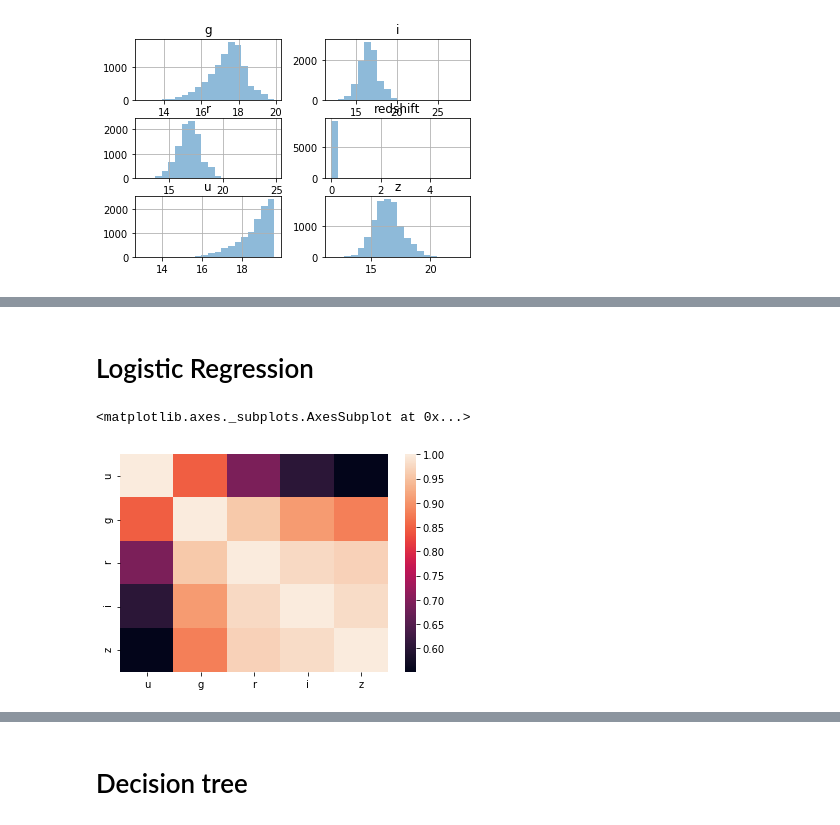
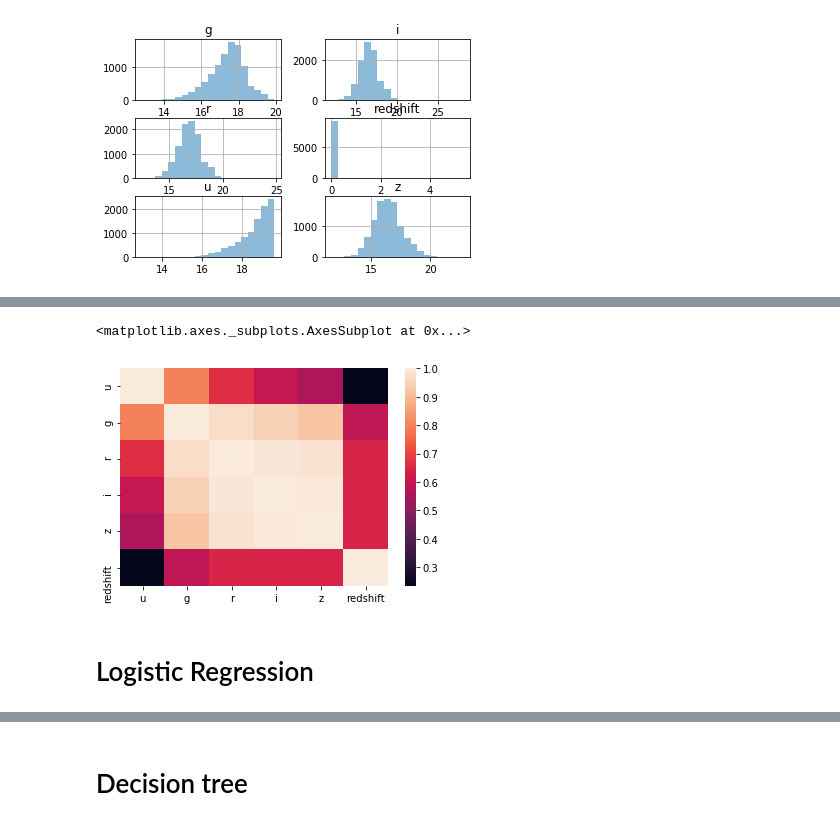
Before and after one commit to eduvera/INFO257_IA, a Jupyter notebook: practica1/Tarea practica.ipynb, the cells around one changed output, grey strips where cells are left out. Cells and saved outputs as stored; diff of their text form; code cells hidden in the pictures.

```diff
--- a/practica1/Tarea practica.ipynb
+++ b/practica1/Tarea practica.ipynb
@@ -98,0 +99,9 @@ print(predict(qso_est, X.iloc[9995,]))
+# %%
+from imblearn.over_sampling import SMOTE
+
+# Resample the minority class. You can change the strategy to 'auto' if you are not sure.
+sm = SMOTE(sampling_strategy='minority', random_state=7)
+
+# Fit the model to generate the data.
+oversampled_trainX, oversampled_trainY = sm.fit_sample(X_train, y_train)
+oversampled_train = pd.concat([pd.DataFrame(oversampled_trainY), pd.DataFrame(oversampled_trainX)], axis=1)
@@ -99,2 +116,7 @@ print(predict(qso_est, X.iloc[9995,]))
+# %%
+sb.heatmap(oversampled_trainX.corr())
+# %% [output]
+<matplotlib.axes._subplots.AxesSubplot at 0x...>
+[figure, added]
 # %% [markdown]
 # Logistic Regression
@@ -108,6 +123 @@ import seaborn as sb
-# %%
-sb.heatmap(X.corr())
-# %% [output]
-<matplotlib.axes._subplots.AxesSubplot at 0x...>
-[figure, removed]
 # %%
```
Also changed, not shown: parts of 28 cells of this notebook, 1 other file.
